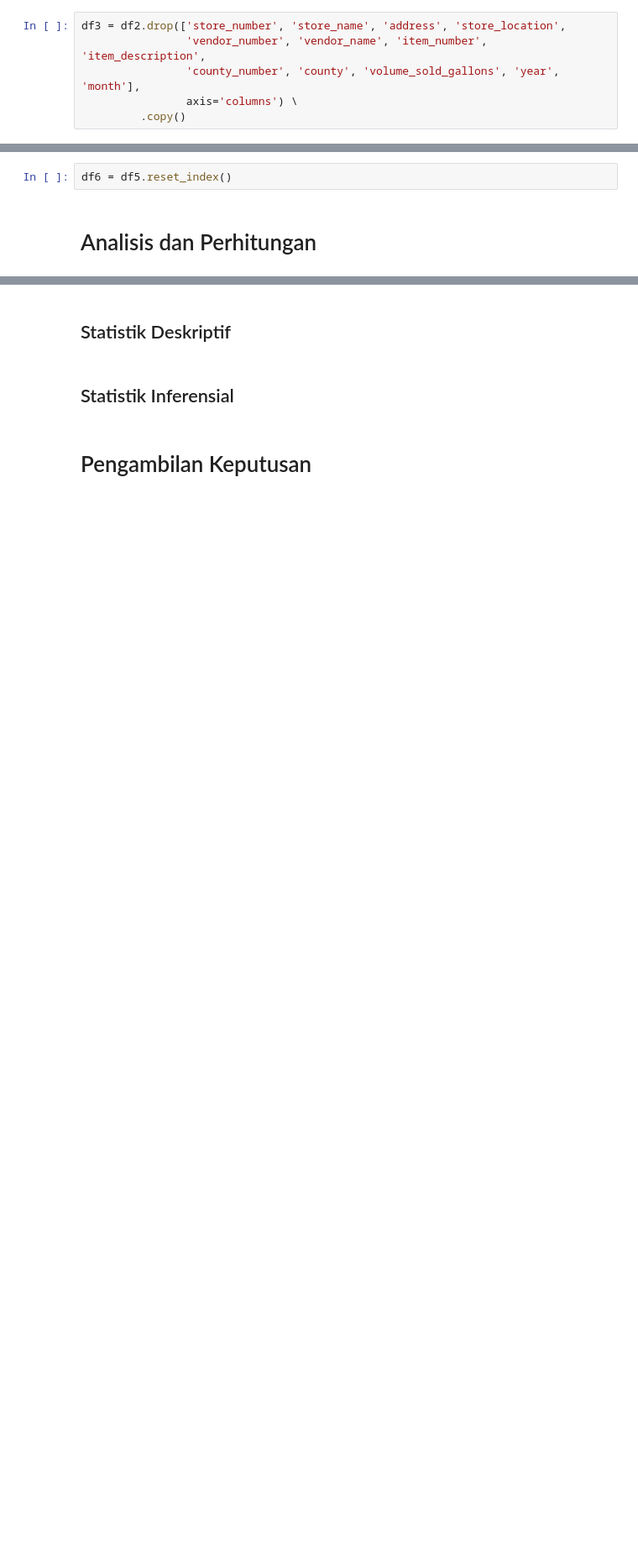
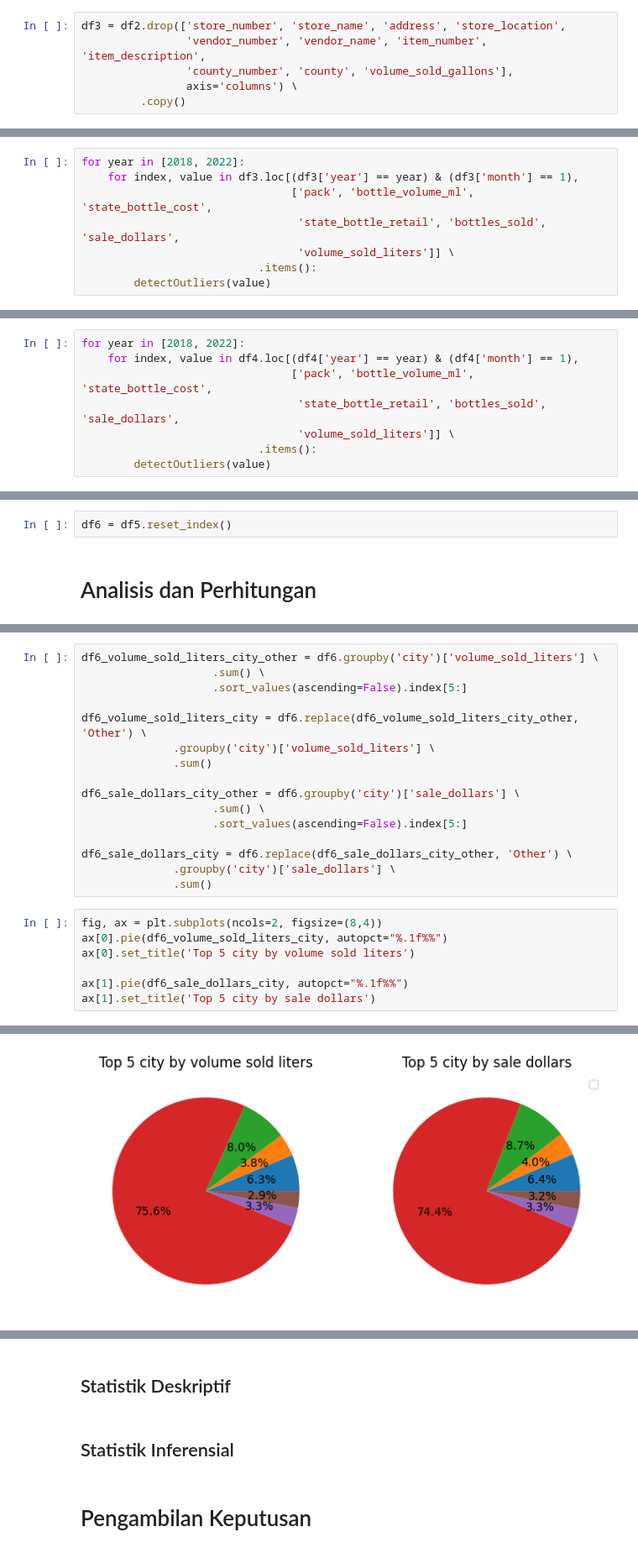
Before and after one commit to jasonrichdarmawan/p0-ml1, a Jupyter notebook: h8dsft_Milestone1_jason_rich_darmawan_onggo_putra.ipynb, the cells around one changed output, grey strips where cells are left out. Shown at 84% size. Cells and saved outputs as stored; diff of their text form; blank space fills up the shorter version.

Commit message:
add visualization

```diff
--- a/h8dsft_Milestone1_jason_rich_darmawan_onggo_putra.ipynb
+++ b/h8dsft_Milestone1_jason_rich_darmawan_onggo_putra.ipynb
@@ -260,6 +262,6 @@ df2 = df.sort_values('date').reset_index(drop=True).copy()
 # %%
 df3 = df2.drop(['store_number', 'store_name', 'address', 'store_location',
                 'vendor_number', 'vendor_name', 'item_number', 'item_description',
-                'county_number', 'county', 'volume_sold_gallons', 'year', 'month'],
+                'county_number', 'county', 'volume_sold_gallons'],
                 axis='columns') \
          .copy()
@@ -403,0 +293,8 @@ Name: volume_sold_liters, Length: 313, dtype: int64
+# %%
+for year in [2018, 2022]:
+    for index, value in df3.loc[(df3['year'] == year) & (df3['month'] == 1),
+                                ['pack', 'bottle_volume_ml', 'state_bottle_cost',
+                                 'state_bottle_retail', 'bottles_sold', 'sale_dollars',
+                                 'volume_sold_liters']] \
+                           .items():
+        detectOutliers(value)
@@ -421,0 +424,8 @@ for index, value in df4.loc[:, ['state_bottle_cost', 'state_bottle_retail',
+# %%
+for year in [2018, 2022]:
+    for index, value in df4.loc[(df4['year'] == year) & (df4['month'] == 1),
+                                ['pack', 'bottle_volume_ml', 'state_bottle_cost',
+                                 'state_bottle_retail', 'bottles_sold', 'sale_dollars',
+                                 'volume_sold_liters']] \
+                           .items():
+        detectOutliers(value)
@@ -470,0 +581,24 @@ df6 = df5.reset_index()
+# %%
+df6_volume_sold_liters_city_other = df6.groupby('city')['volume_sold_liters'] \
+                    .sum() \
+                    .sort_values(ascending=False).index[5:]
+
+df6_volume_sold_liters_city = df6.replace(df6_volume_sold_liters_city_other, 'Other') \
+              .groupby('city')['volume_sold_liters'] \
+              .sum()
+
+df6_sale_dollars_city_other = df6.groupby('city')['sale_dollars'] \
+                    .sum() \
+                    .sort_values(ascending=False).index[5:]
+
+df6_sale_dollars_city = df6.replace(df6_sale_dollars_city_other, 'Other') \
+              .groupby('city')['sale_dollars'] \
+              .sum()
+# %%
+fig, ax = plt.subplots(ncols=2, figsize=(8,4))
+ax[0].pie(df6_volume_sold_liters_city, autopct="%.1f%%")
+ax[0].set_title('Top 5 city by volume sold liters')
+
+ax[1].pie(df6_sale_dollars_city, autopct="%.1f%%")
+ax[1].set_title('Top 5 city by sale dollars')
+# %% [output]
@@ -470,0 +607 @@ df6 = df5.reset_index()
+[figure, added]
```
Also changed, not shown: parts of 21 cells of this notebook.
